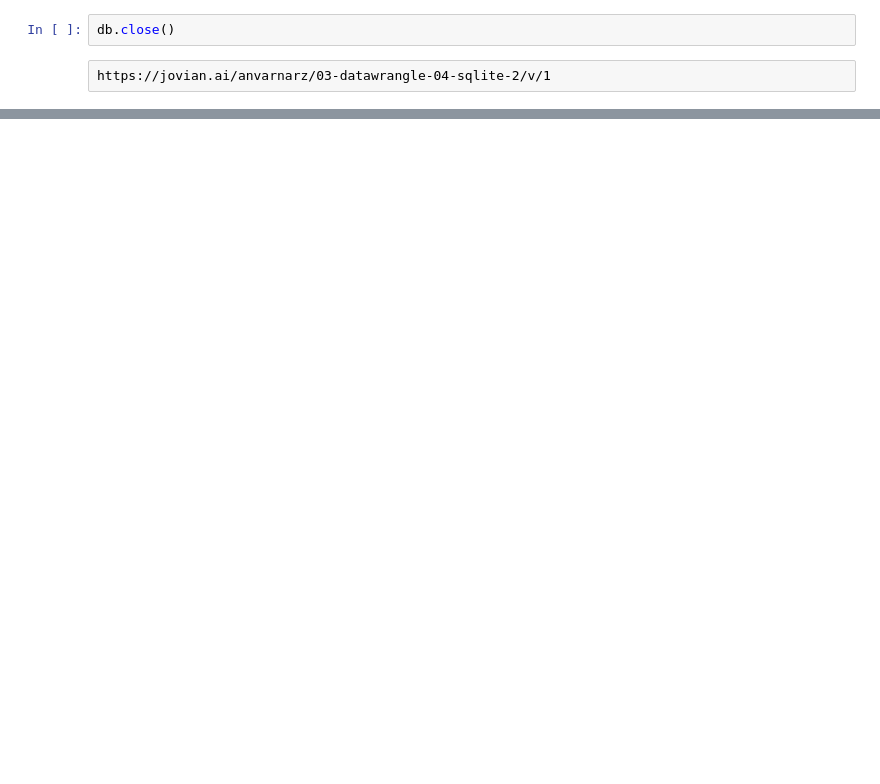
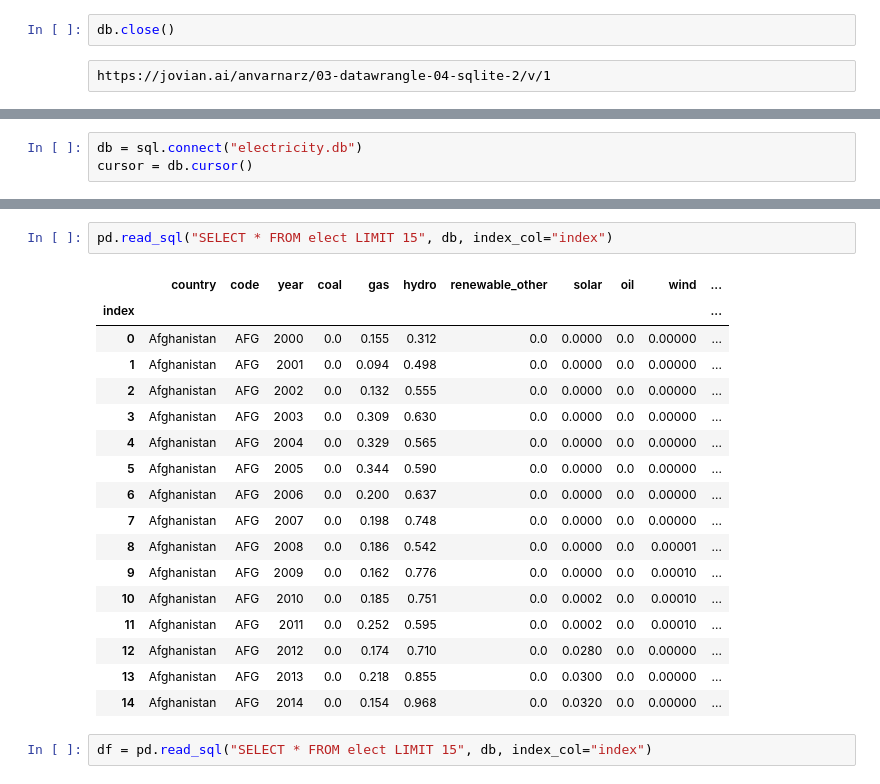
Before and after one commit to ulubeykhuja/mohir_dev_lessons, a Jupyter notebook: 4-sql.ipynb, the cells around one changed output, grey strips where cells are left out. Drawn from its saved outputs; the diff is of its cells as text; blank space fills up the shorter version.

Commit message:
added tayyorlash&electricity.db , update 4-sql

```diff
--- a/4-sql.ipynb
+++ b/4-sql.ipynb
@@ -474,0 +369,3 @@ https://jovian.ai/anvarnarz/03-datawrangle-04-sqlite-2/v/1
+# %%
+db = sql.connect("electricity.db")
+cursor = db.cursor()
@@ -474,0 +393,22 @@ https://jovian.ai/anvarnarz/03-datawrangle-04-sqlite-2/v/1
+# %%
+pd.read_sql("SELECT * FROM elect LIMIT 15", db, index_col="index")
+# %% [output]
+|  | country | code | year | coal | gas | hydro | renewable_other | solar | oil | wind | ... |
+| index |  |  |  |  |  |  |  |  |  |  | ... |
+| 0 | Afghanistan | AFG | 2000 | 0.0 | 0.155 | 0.312 | 0.0 | 0.0000 | 0.0 | 0.00000 | ... |
+| 1 | Afghanistan | AFG | 2001 | 0.0 | 0.094 | 0.498 | 0.0 | 0.0000 | 0.0 | 0.00000 | ... |
+| 2 | Afghanistan | AFG | 2002 | 0.0 | 0.132 | 0.555 | 0.0 | 0.0000 | 0.0 | 0.00000 | ... |
+| 3 | Afghanistan | AFG | 2003 | 0.0 | 0.309 | 0.630 | 0.0 | 0.0000 | 0.0 | 0.00000 | ... |
+| 4 | Afghanistan | AFG | 2004 | 0.0 | 0.329 | 0.565 | 0.0 | 0.0000 | 0.0 | 0.00000 | ... |
+| 5 | Afghanistan | AFG | 2005 | 0.0 | 0.344 | 0.590 | 0.0 | 0.0000 | 0.0 | 0.00000 | ... |
+| 6 | Afghanistan | AFG | 2006 | 0.0 | 0.200 | 0.637 | 0.0 | 0.0000 | 0.0 | 0.00000 | ... |
+| 7 | Afghanistan | AFG | 2007 | 0.0 | 0.198 | 0.748 | 0.0 | 0.0000 | 0.0 | 0.00000 | ... |
+| 8 | Afghanistan | AFG | 2008 | 0.0 | 0.186 | 0.542 | 0.0 | 0.0000 | 0.0 | 0.00001 | ... |
+| 9 | Afghanistan | AFG | 2009 | 0.0 | 0.162 | 0.776 | 0.0 | 0.0000 | 0.0 | 0.00010 | ... |
+| 10 | Afghanistan | AFG | 2010 | 0.0 | 0.185 | 0.751 | 0.0 | 0.0002 | 0.0 | 0.00010 | ... |
+| 11 | Afghanistan | AFG | 2011 | 0.0 | 0.252 | 0.595 | 0.0 | 0.0002 | 0.0 | 0.00010 | ... |
+| 12 | Afghanistan | AFG | 2012 | 0.0 | 0.174 | 0.710 | 0.0 | 0.0280 | 0.0 | 0.00000 | ... |
+| 13 | Afghanistan | AFG | 2013 | 0.0 | 0.218 | 0.855 | 0.0 | 0.0300 | 0.0 | 0.00000 | ... |
+| 14 | Afghanistan | AFG | 2014 | 0.0 | 0.154 | 0.968 | 0.0 | 0.0320 | 0.0 | 0.00000 | ... |
+# %%
+df = pd.read_sql("SELECT * FROM elect LIMIT 15", db, index_col="index")
```
Also changed, not shown: parts of 32 cells of this notebook, 2 other files.
